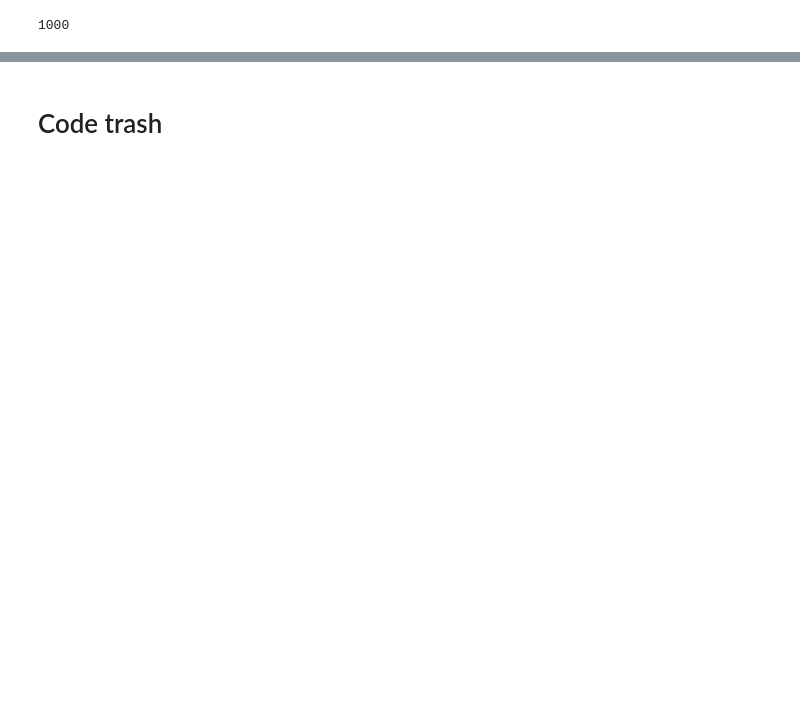
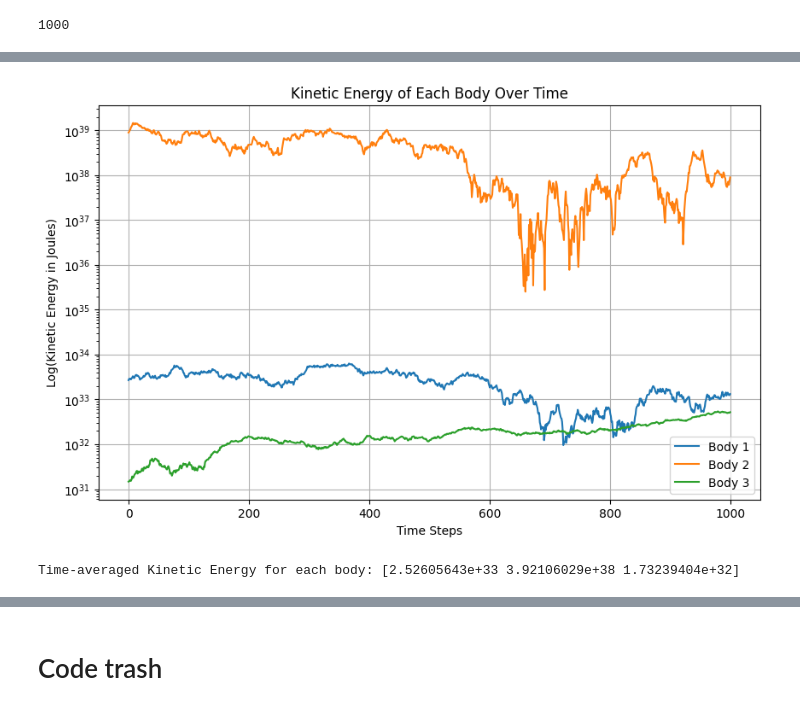
Before and after one commit to Darkosxl/3Body_Problem_Simulation, a Jupyter notebook: 3-Body Problem Simulation.ipynb, the cells around one changed output, grey strips where cells are left out. Cells and saved outputs as stored; diff of their text form; code cells hidden in the pictures; blank space fills up the shorter version.

```diff
--- a/3-Body Problem Simulation.ipynb
+++ b/3-Body Problem Simulation.ipynb
@@ -288,0 +284,58 @@ KeyError: (slice(None, None, None), 0, 0)
+# %%
+import numpy as np
+import matplotlib.pyplot as plt
+
+# Function to calculate kinetic energy
+def kinetic_energy(velocity, mass):
+    return 0.5 * mass * np.sum(velocity**2)
+
+# Simulation function with correct initial energy calculation
+def simulate_with_perturbation(N, n_steps, dt, masses, initial_positions, initial_velocities, noise_level=0):
+    positions = np.zeros((n_steps, N, 2))
+    velocities = np.zeros((n_steps, N, 2))
+    kinetic_energies = np.zeros((n_steps, N))
+
+    positions[0] = initial_positions
+    velocities[0] = initial_velocities
+
+    # Calculate initial kinetic energies at time step 0
+    for i in range(N):
+        kinetic_energies[0, i] = kinetic_energy(velocities[0, i], masses[i])
+
+    for step in range(1, n_steps):
+        velocities[step] = add_random_perturbation(velocities[step-1], noise_level)
+        positions[step], velocities[step] = monte_carlo_step(positions[step-1], velocities[step], dt)
+
+        for i in range(N):
+            kinetic_energies[step, i] = kinetic_energy(velocities[step, i], masses[i])
+
+    return positions, velocities, kinetic_energies
+
+# Example simulation with random perturbation
+n_steps = 1000
+dt = 1e4
+masses = [5.972e24, 1.989e30, 7.348e22]  # Earth, Sun, Moon
+initial_positions = np.array([[1.0e11, 0.0], [-1.0e11, 0.0], [0.0, 1.5e11]])
+initial_velocities = np.array([[0.0, 3.0e4], [0.0, -3.0e4], [2.0e4, 0.0]])
+noise_level = 1e3  # Small perturbation
+
+positions, velocities, kinetic_energies = simulate_with_perturbation(3, n_steps, dt, masses, initial_positions, initial_velocities, noise_level)
+
+# Adjusting the plot for better visibility
+plt.figure(figsize=(10, 6))
+for i in range(3):
+    plt.plot(np.arange(n_steps), kinetic_energies[:, i], label=f'Body {i+1}')
+plt.yscale('log')  # Use a logarithmic scale to better differentiate energies
+plt.title('Kinetic Energy of Each Body Over Time')
+plt.xlabel('Time Steps')
+plt.ylabel('Log(Kinetic Energy in Joules)')
+plt.legend()
+plt.grid(True)
+plt.show()
+
+# Time-averaged kinetic energy
+time_averaged_kinetic_energy = np.mean(kinetic_energies, axis=0)
+print("Time-averaged Kinetic Energy for each body:", time_averaged_kinetic_energy)
+# %% [output]
+[figure, added]
+Time-averaged Kinetic Energy for each body: [2.52605643e+33 3.92106029e+38 1.73239404e+32]
```
Also changed, not shown: parts of 13 cells of this notebook.
